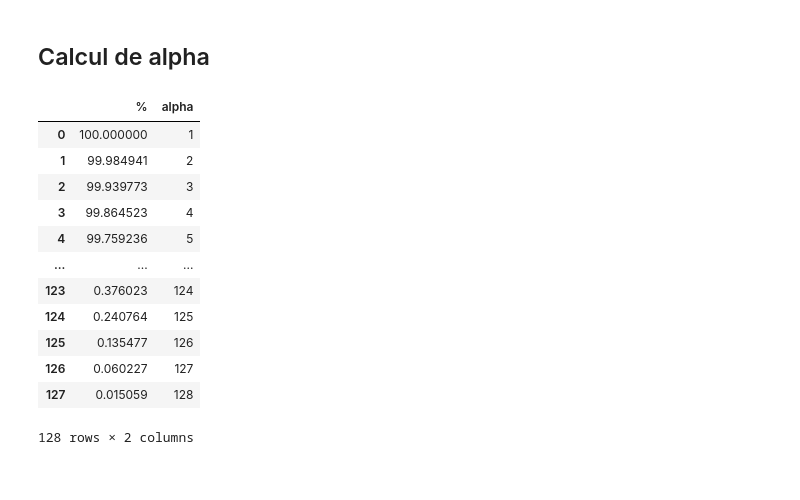
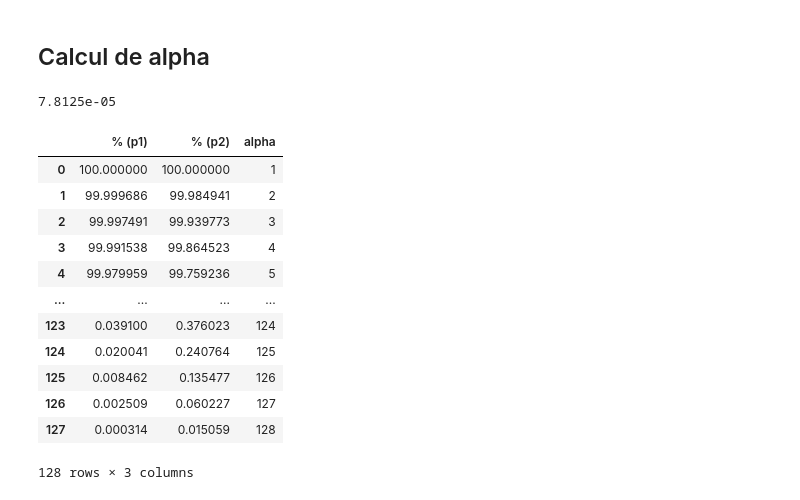
Before and after one commit to cedced19/solar-panel-activator, a Jupyter notebook: calc/alpha_calc.ipynb, the cells around one changed output. Cells and saved outputs as stored; diff of their text form; code cells hidden in the pictures.

```diff
--- a/calc/alpha_calc.ipynb
+++ b/calc/alpha_calc.ipynb
@@ -7,31 +7,40 @@ from math import *
 # %%
 f = 50
 T = 1/(50*2*128)
+# %%
+T
+# %% [output]
+7.8125e-05
+# %%
+def p(alpha):
+    return ((alpha*T)/2 - np.sin(2*2*pi*f*alpha*T)/(4*(2*pi*f))) / ((128*T)/2 - np.sin(2*2*pi*f*128*T)/(4*(2*pi*f)))
 # %%
-def p(alpha):
+def p2(alpha):
     return (np.cos(2*pi*f*alpha*T) - 1)/(np.cos(2*pi*f*128*T) - 1)
 # %%
-x, y = [], []
+x, y, y2 = [], [], []
 for i in range(1,129):
     x.append(i)
     y.append(p(i)*100)
+    y2.append(p2(i)*100)
 y.reverse()
+y2.reverse()
 # %%
 import pandas as pd
-d = {'%': y, 'alpha': x }
+d = {'% (p1)': y, '% (p2)': y2, 'alpha': x }
 df = pd.DataFrame(data=d)
 df
 # %% [output]
-|  | % | alpha |
-| 0 | 100.000000 | 1 |
-| 1 | 99.984941 | 2 |
-| 2 | 99.939773 | 3 |
-| 3 | 99.864523 | 4 |
-| 4 | 99.759236 | 5 |
-| ... | ... | ... |
-| 123 | 0.376023 | 124 |
-| 124 | 0.240764 | 125 |
-| 125 | 0.135477 | 126 |
-| 126 | 0.060227 | 127 |
-| 127 | 0.015059 | 128 |
+|  | % (p1) | % (p2) | alpha |
+| 0 | 100.000000 | 100.000000 | 1 |
+| 1 | 99.999686 | 99.984941 | 2 |
+| 2 | 99.997491 | 99.939773 | 3 |
+| 3 | 99.991538 | 99.864523 | 4 |
+| 4 | 99.979959 | 99.759236 | 5 |
+| ... | ... | ... | ... |
+| 123 | 0.039100 | 0.376023 | 124 |
+| 124 | 0.020041 | 0.240764 | 125 |
+| 125 | 0.008462 | 0.135477 | 126 |
+| 126 | 0.002509 | 0.060227 | 127 |
+| 127 | 0.000314 | 0.015059 | 128 |
-128 rows × 2 columns
+128 rows × 3 columns
```
Also changed, not shown: parts of 4 cells of this notebook, 2 other files.
